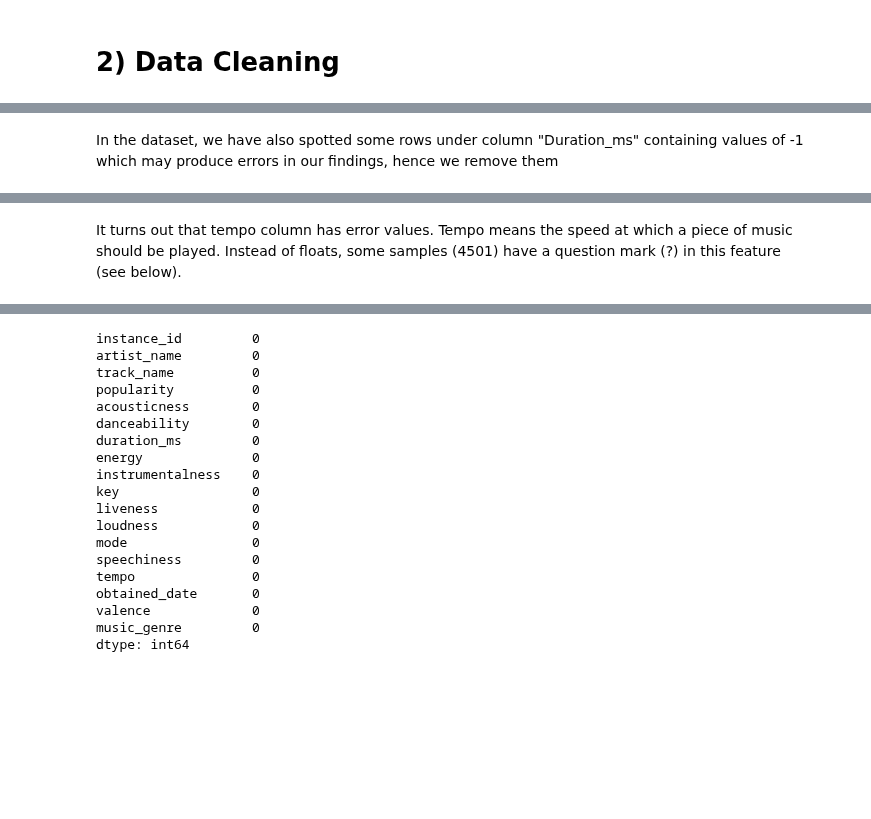
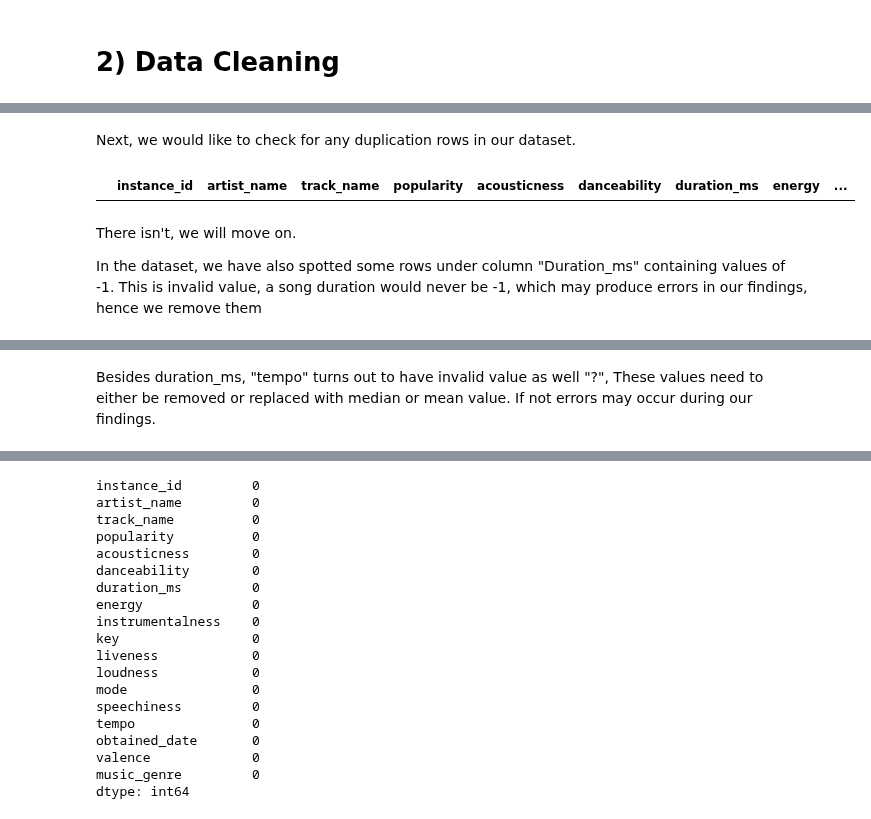
Before and after one commit to tanvi-jain3/SC1015-Song-Genre-Classification, a Jupyter notebook: 1) Loading and viewing dataset and 2) Data Cleaning.ipynb, the cells around one changed output, grey strips where cells are left out. Cells and saved outputs as stored; diff of their text form; code cells hidden in the pictures; blank space fills up the shorter version.

```diff
--- a/1) Loading and viewing dataset and 2) Data Cleaning.ipynb
+++ b/1) Loading and viewing dataset and 2) Data Cleaning.ipynb
@@ -95,5 +79,13 @@ music.drop([10000, 10001, 10002, 10003, 10004], inplace = True)
+# %% [markdown]
+Next, we would like to check for any duplication rows in our dataset.
+# %%
+music[music.duplicated()]
+# %% [output]
+|  | instance_id | artist_name | track_name | popularity | acousticness | danceability | duration_ms | energy | ... |
 # %% [markdown]
-In the dataset, we have also spotted some rows under column "Duration_ms" containing values of -1 which may produce errors in our findings, hence we remove them
+There isn't, we will move on.
+
+In the dataset, we have also spotted some rows under column "Duration_ms" containing values of -1. This is invalid value, a song duration would never be -1, which may produce errors in our findings, hence we remove them
 # %%
 music.drop(music[music['duration_ms'] == -1.0].index, inplace = True)
 music
@@ -112,7 +104,7 @@ music
 | 50004 | 63470.0 | Naughty By Nature | Hip Hop Hooray | 67.0 | 0.10200 | 0.862 | 267267.0 | 0.642 | ... |
 45061 rows × 18 columns
 # %% [markdown]
-It turns out that tempo column has error values. Tempo means the speed at which a piece of music should be played. Instead of floats, some samples (4501) have a question mark (?) in this feature (see below).
+Besides duration_ms, "tempo" turns out to have invalid value as well "?", These values need to either be removed or replaced with median or mean value. If not errors may occur during our findings.
 # %%
 music[music["tempo"] == "?"]
 # %% [output]
```
Also changed, not shown: parts of 27 cells of this notebook, 1 other file.
